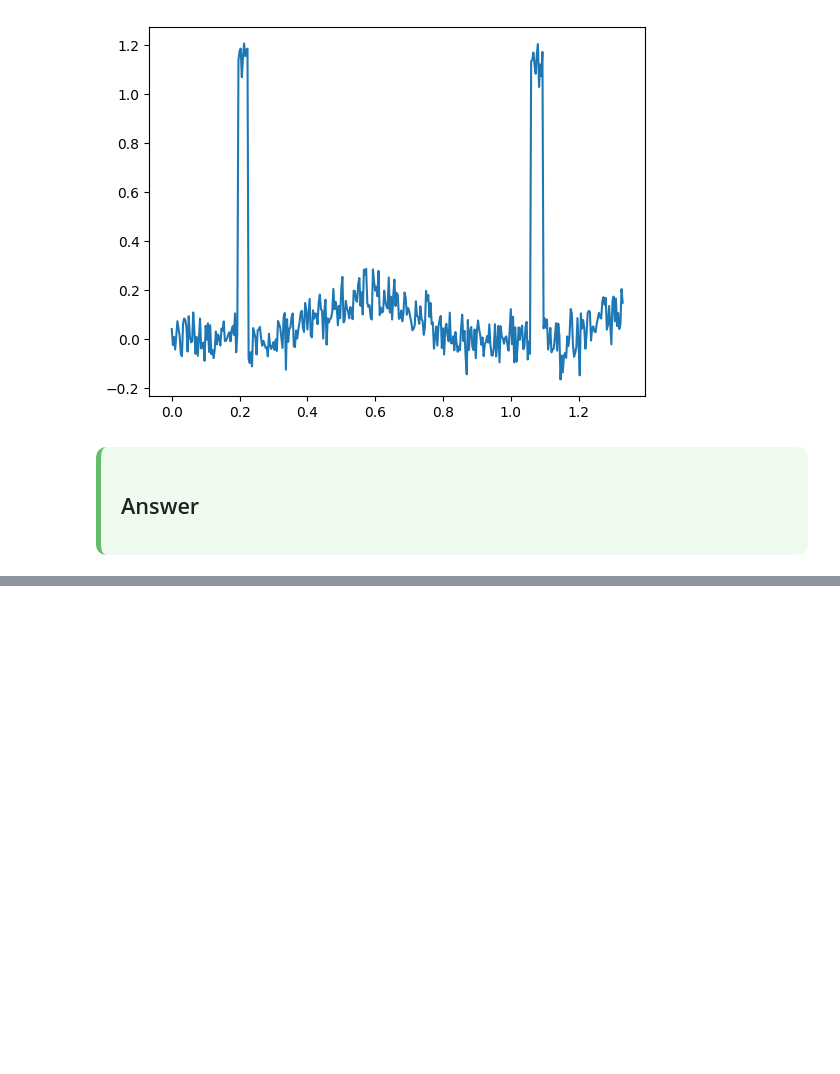
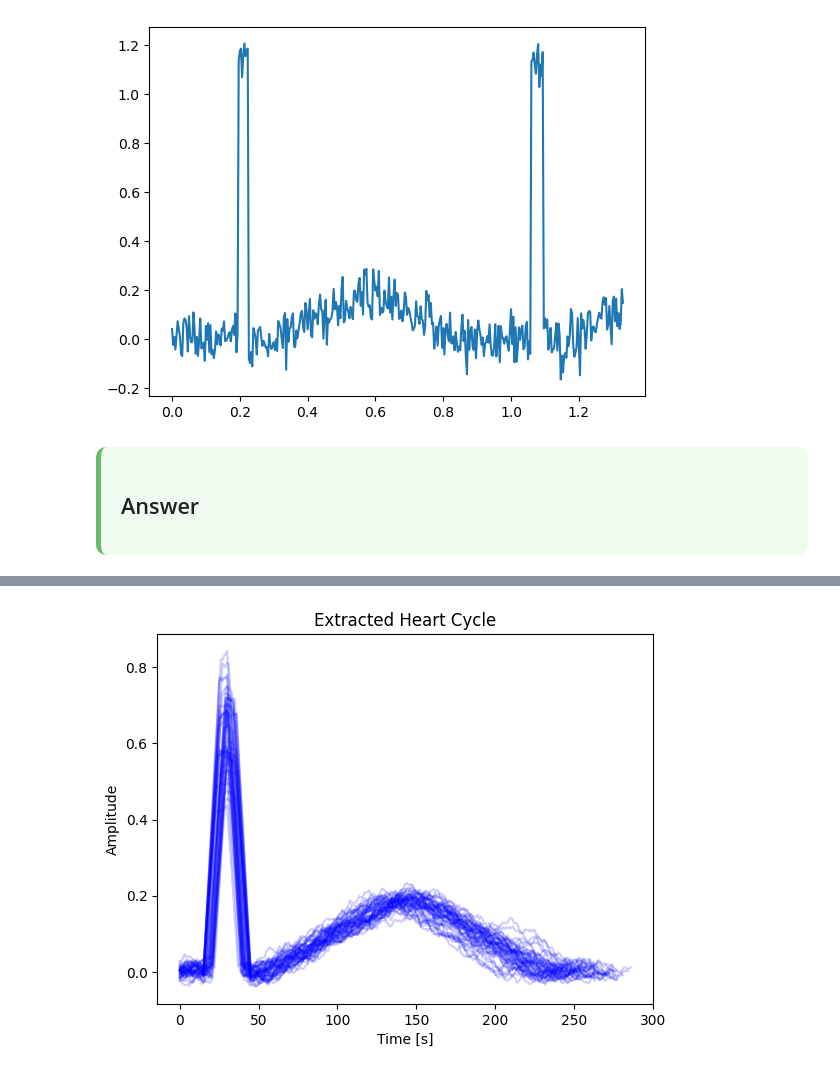
Before and after one commit to AAU-ST2-Programming/signals_1, a Jupyter notebook: signals_1_signal_basics.ipynb, the cells around one changed output, grey strips where cells are left out. Saved outputs shown, nothing was run; the diff lists cells and outputs as text; code cells hidden in the pictures; blank space fills up the shorter version.

```diff
--- a/signals_1_signal_basics.ipynb
+++ b/signals_1_signal_basics.ipynb
@@ -619,3 +690,77 @@ plt.show()
 # %%
 import numpy as np
 import matplotlib.pyplot as plt
+
+
+class HeartCycleExtractor:
+    def __init__(self, filename, fs: float):
+        self.filename = filename
+        self.fs = fs
+        self.time, self.data = np.genfromtxt(filename, unpack=True, delimiter=",")
+
+    def get_cycle(self, n, before_R_sec: float = 0.1):
+        filtered_data = self.moving_average_filter(15)
+        R_indecies = self.peak_detector(filtered_data, 0.4)
+        samples_before_R = int(before_R_sec * self.fs)
+        cycle_indecies = R_indecies - samples_before_R
+        # remove indecies that are out of bounds
+        cycle_indecies = cycle_indecies[cycle_indecies >= 0]
+        if len(cycle_indecies) <= n + 1:
+            return None, None
+        # get n cycles with time
+        cycle_time = self.time[cycle_indecies[n] : cycle_indecies[n + 1]]
+        cycle_data = filtered_data[cycle_indecies[n] : cycle_indecies[n + 1]]
+        return cycle_time, cycle_data
+
+    def peak_detector(self, data, thr: float):
+        value_record = 0
+        time_record = 0
+        indecies: list[float] = []
+        for i, value in enumerate(data):
+            if value > thr:
+                if value > value_record:
+                    value_record = value
+                    time_record = i
+            else:
+                if value_record:
+                    indecies.append(time_record)
+                    time_record = 0
+                    value_record = 0
+
+        return np.array(indecies)
+
+    def moving_average_filter(self, window: int):
+        data = self.data
+        N = len(data)
+        smoothed = np.zeros_like(data)
+        halfwindow = window // 2
+        for i in range(N):
+            start = max(0, i - halfwindow)
+            end = min(N, i + halfwindow + 1)
+            smoothed[i] = data[start:end].mean()
+
+        return smoothed
+
+
+cycle_extractor = HeartCycleExtractor(
+    "files/ECG_noisy.csv",
+    fs=300,
+)
+i = 0
+while True:
+    cycle_time, cycle_data = cycle_extractor.get_cycle(i)
+
+    if cycle_time is None or cycle_data is None:
+        break
+
+    # plot cycle
+    plt.plot(cycle_data, color="blue", alpha=0.2)
+    i += 1
+
+
+plt.title("Extracted Heart Cycle")
+plt.xlabel("Time [s]")
+plt.ylabel("Amplitude")
+plt.show()
+# %% [output]
+[figure, added]
```
Also changed, not shown: parts of 13 cells of this notebook, 1 other file.
